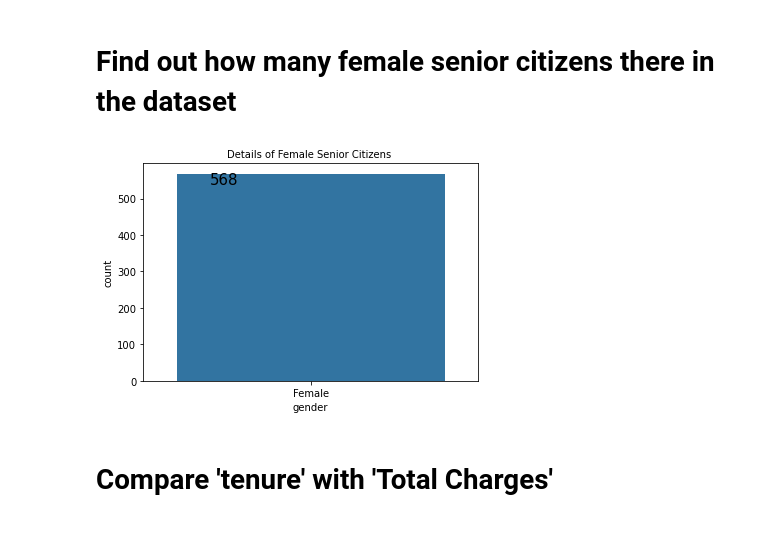
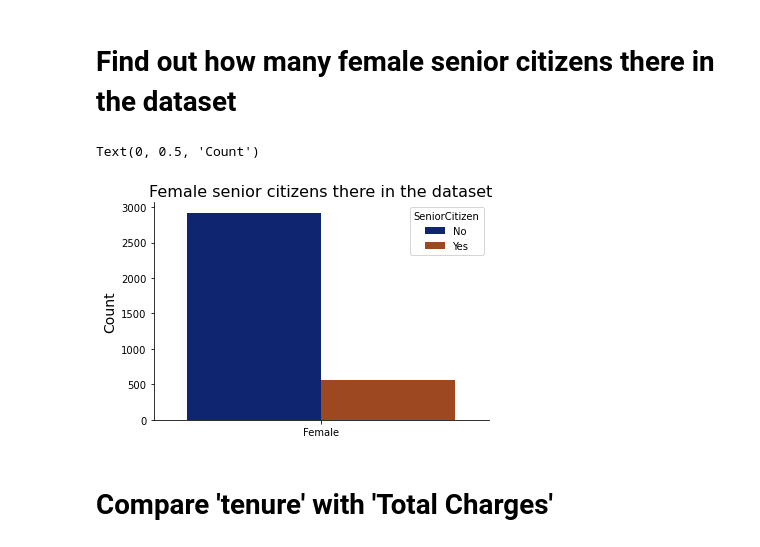
Before and after one commit to Keerthi5696/DSA-W2-Activity, a Jupyter notebook: week4.ipynb, the cells around one changed output. Saved outputs shown, nothing was run; the diff lists cells and outputs as text; code cells hidden in the pictures.

```diff
--- a/week4.ipynb
+++ b/week4.ipynb
@@ -37,14 +37,18 @@ Text(0.5, 1.0, 'Churn Count with Respect to Gender')
 [figure]
 # %% [markdown]
 # Find out how many female senior citizens there in the dataset
-# %%
-fsc=df[(df['SeniorCitizen']==1) & (df['gender']=='Female')]
-fsc1=sns.countplot(fsc['gender'])
-plt.title('Details of Female Senior Citizens ',fontsize=10)
-for p in fsc1.patches:
-    fsc1.text(p.get_x()+.10,p.get_height()-30,str(p.get_height()),fontsize=15)
-# %% [output]
-[figure, removed]
+# %%
+df=dataset[dataset.gender == 'Female']
+df.loc[df.SeniorCitizen==1,'SeniorCitizen'] = "Yes"
+df.loc[df.SeniorCitizen==0,'SeniorCitizen'] = "No"
+sns.countplot(x ='gender', hue = "SeniorCitizen", data = df,palette='dark')
+sns.despine()
+plt.title( "Female senior citizens there in the dataset",fontsize=16)
+plt.xlabel('')
+plt.ylabel('Count',fontsize=14)
+# %% [output]
+Text(0, 0.5, 'Count')
+[figure, added]
 # %% [markdown]
 # Compare 'tenure' with 'Total Charges'
 # %%
```
